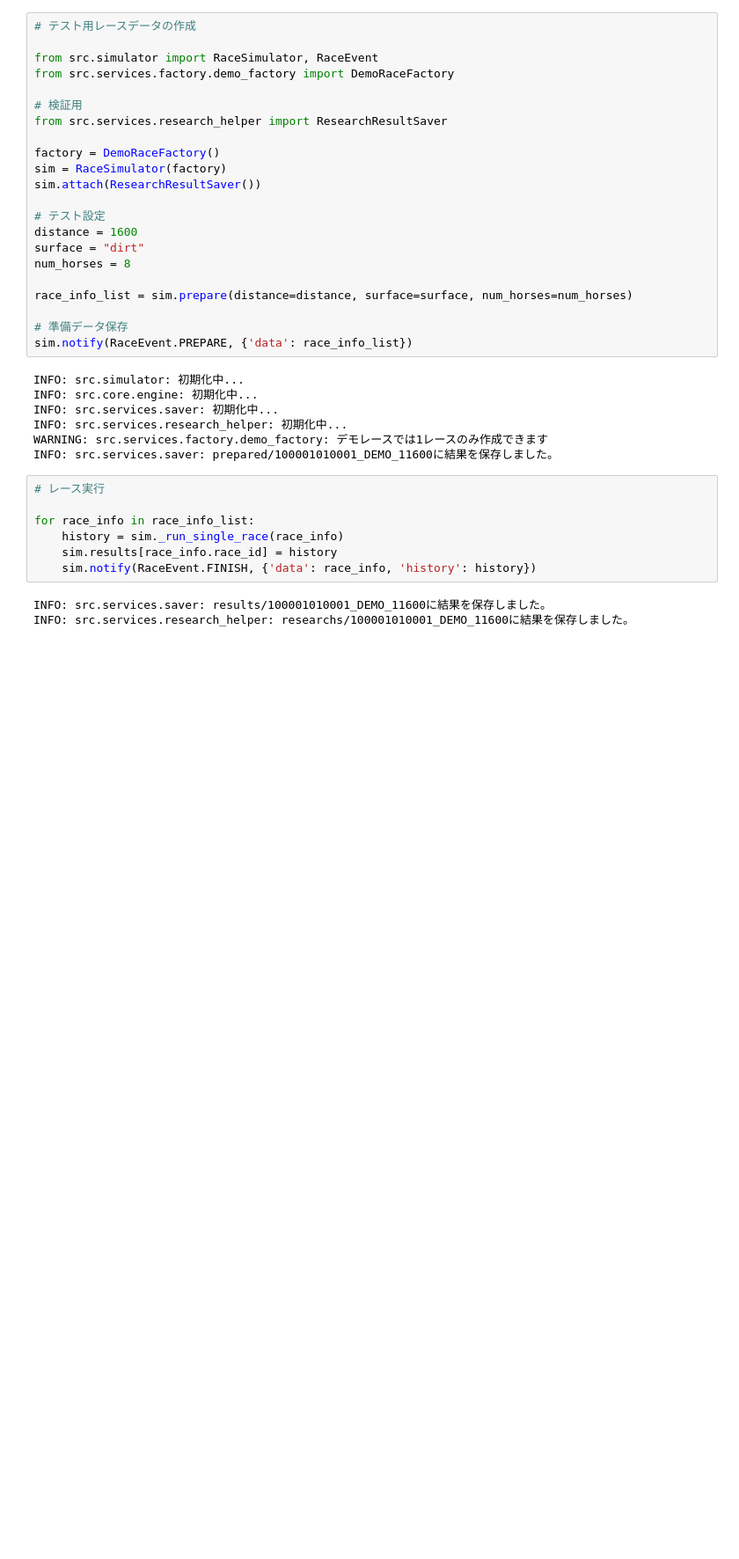
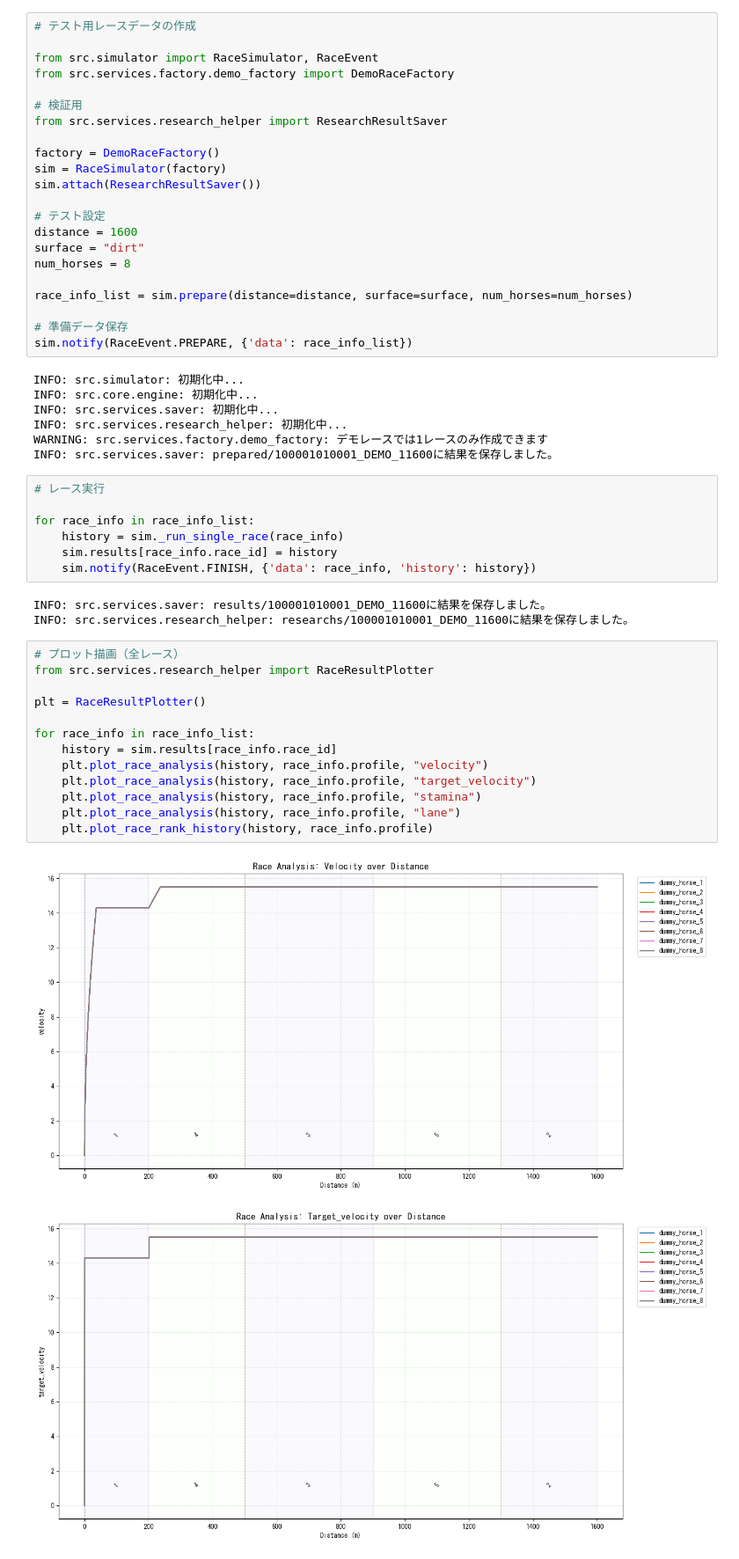
Before and after one commit to My-Game-Manage/NKSimulator, a Jupyter notebook: notebooks/demo_research.ipynb, the cells around one changed output. Shown at 88% size. Cells and saved outputs as stored; diff of their text form; blank space fills up the shorter version.

```diff
--- a/notebooks/demo_research.ipynb
+++ b/notebooks/demo_research.ipynb
@@ -69,3 +69,19 @@ for race_info in race_info_list:
 # %% [output]
 INFO: src.services.saver: results/100001010001_DEMO_11600に結果を保存しました。
 INFO: src.services.research_helper: researchs/100001010001_DEMO_11600に結果を保存しました。
+# %%
+# プロット描画（全レース）
+from src.services.research_helper import RaceResultPlotter
+
+plt = RaceResultPlotter()
+
+for race_info in race_info_list:
+    history = sim.results[race_info.race_id]
+    plt.plot_race_analysis(history, race_info.profile, "velocity")
+    plt.plot_race_analysis(history, race_info.profile, "target_velocity")
+    plt.plot_race_analysis(history, race_info.profile, "stamina")
+    plt.plot_race_analysis(history, race_info.profile, "lane")
+    plt.plot_race_rank_history(history, race_info.profile)
+# %% [output]
+[figure, added]
+[figure, added]
```
Also changed, not shown: parts of 1 cell of this notebook, 3 other files.
